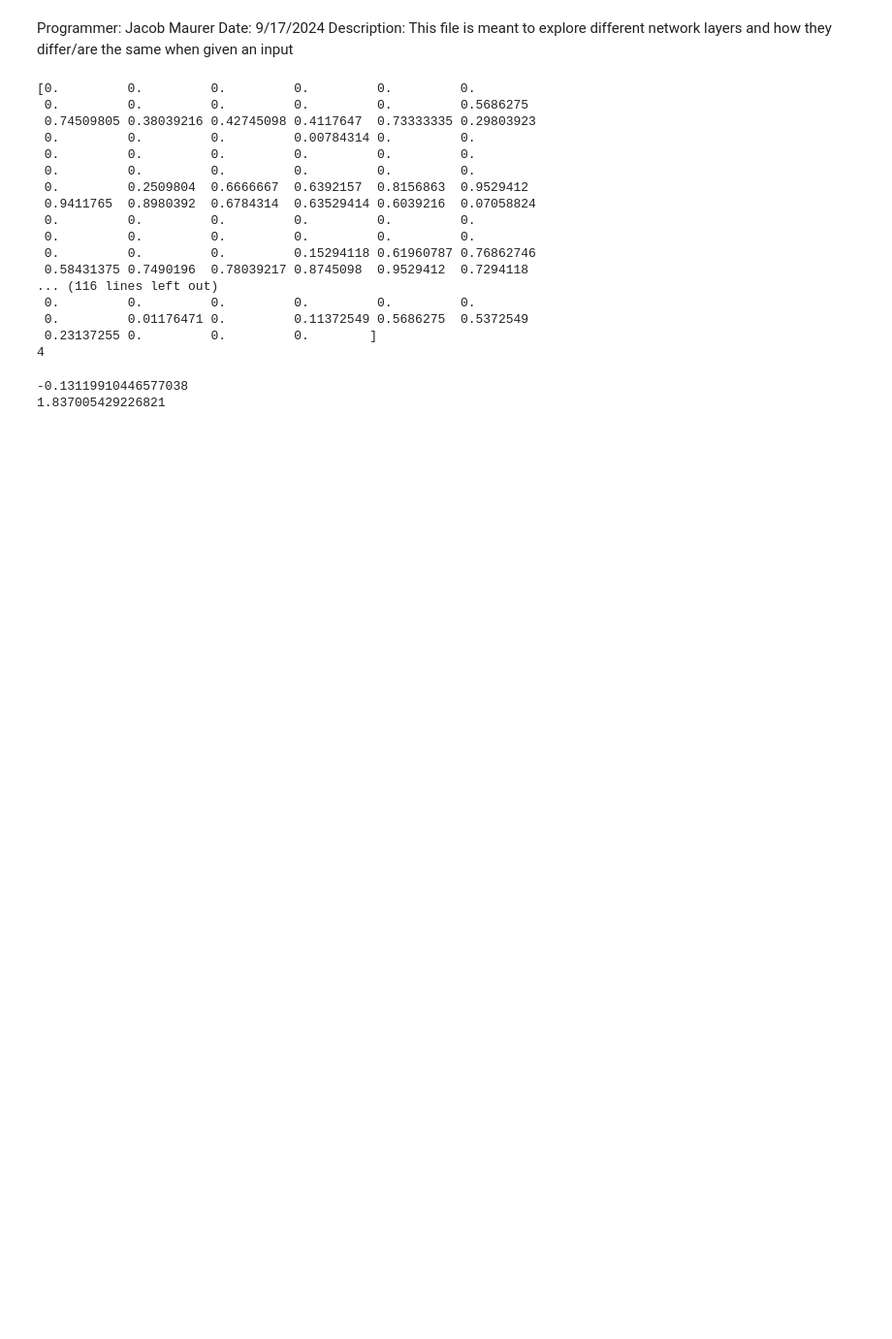
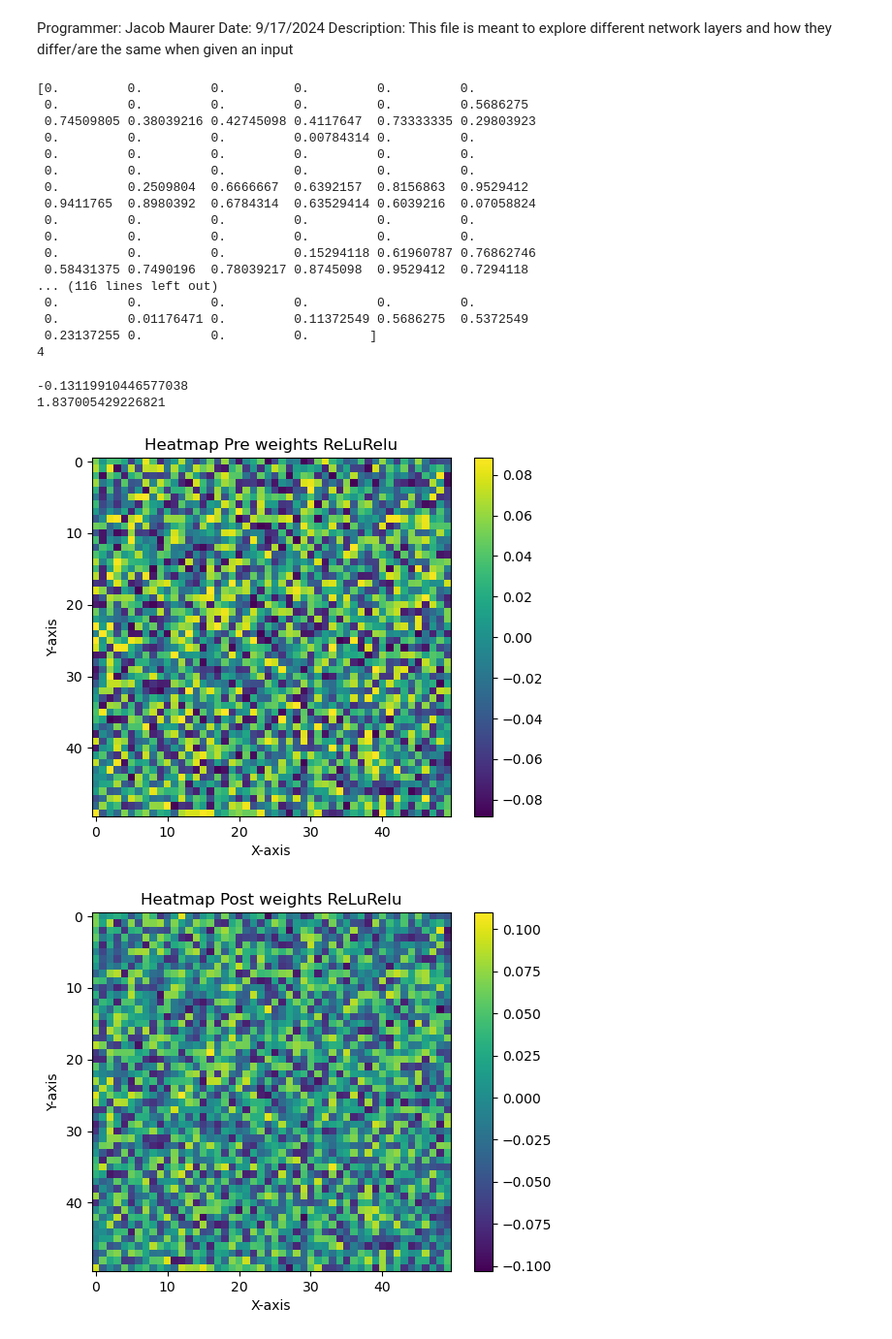
Before and after one commit to CorgiCoder-json/ANN_Noise_Study, a Jupyter notebook: ANN_Noise.ipynb, the cells around one changed output. Shown at 97% size. Cells and saved outputs as stored; diff of their text form; code cells hidden in the pictures; blank space fills up the shorter version.

Commit message:
Traind and saved a network using ELU. Added a function to display a heatmap using matplotlib

```diff
--- a/ANN_Noise.ipynb
+++ b/ANN_Noise.ipynb
@@ -25,3 +29,19 @@ ss_bias_3 = pd.read_csv("results/ss_bias_post_6.csv").to_numpy()
+# %%
+rr_pre_weight_1 = pd.read_csv("results/rr_weight_pre_1.csv").to_numpy()
+rr_pre_bias_1 = pd.read_csv("results/rr_bias_pre_2.csv").to_numpy()
+ss_pre_weight_1 = pd.read_csv("results/ss_weight_pre_1.csv").to_numpy()
+ss_pre_bias_1 = pd.read_csv("results/ss_bias_pre_2.csv").to_numpy()
+ee_pre_weight_1 = pd.read_csv("results/elu_elu_small_class_weight_pre_1.csv").to_numpy()
+ee_pre_weight_2 = pd.read_csv("results/elu_elu_small_class_weight_pre_3.csv").to_numpy()
+ee_pre_weight_3 = pd.read_csv("results/elu_elu_small_class_weight_pre_5.csv").to_numpy()
+rr_pre_weight_2 = pd.read_csv("results/rr_weight_pre_3.csv").to_numpy()
+rr_pre_bias_2 = pd.read_csv("results/rr_bias_pre_4.csv").to_numpy()
+ss_pre_weight_2 = pd.read_csv("results/ss_weight_pre_3.csv").to_numpy()
+ss_pre_bias_2 = pd.read_csv("results/ss_bias_pre_4.csv").to_numpy()
+rr_pre_weight_3 = pd.read_csv("results/rr_weight_pre_5.csv").to_numpy()
+rr_pre_bias_3 = pd.read_csv("results/rr_bias_pre_6.csv").to_numpy()
+ss_pre_weight_3 = pd.read_csv("results/ss_weight_pre_5.csv").to_numpy()
+ss_pre_bias_3 = pd.read_csv("results/ss_bias_pre_6.csv").to_numpy()
 # %%
 training_data = datasets.FashionMNIST(
     root="data",
@@ -95,3 +115,39 @@ print(np.std((relu-sigmoid)))
 # %% [output]
 -0.13119910446577038
 1.837005429226821
+# %%
+window = 50
+neuron_start = 40
+column_start = 40
+
+# Create the heatmap
+
+fig = plt.figure(0)
+plt.imshow([temp[column_start:column_start+window] for temp in ee_pre_weight_2[neuron_start:neuron_start+window]], cmap='viridis', interpolation='nearest')
+
+# Add a colorbar for reference
+plt.colorbar()
+
+# Add labels (optional)
+plt.xlabel('X-axis')
+plt.ylabel('Y-axis')
+plt.title('Heatmap Pre weights ReLuRelu')
+
+fig = plt.figure(1)
+plt.imshow([temp[column_start:column_start+window] for temp in ee_post_weight_2[neuron_start:neuron_start+window]], cmap='viridis', interpolation='nearest')
+
+# Add a colorbar for reference
+plt.colorbar()
+
+# Add labels (optional)
+plt.xlabel('X-axis')
+plt.ylabel('Y-axis')
+plt.title('Heatmap Post weights ReLuRelu')
+
+
+
+# Show the plot
+plt.show()
+# %% [output]
+[figure, added]
+[figure, added]
```
Also changed, not shown: parts of 2 cells of this notebook, 13 other files.
